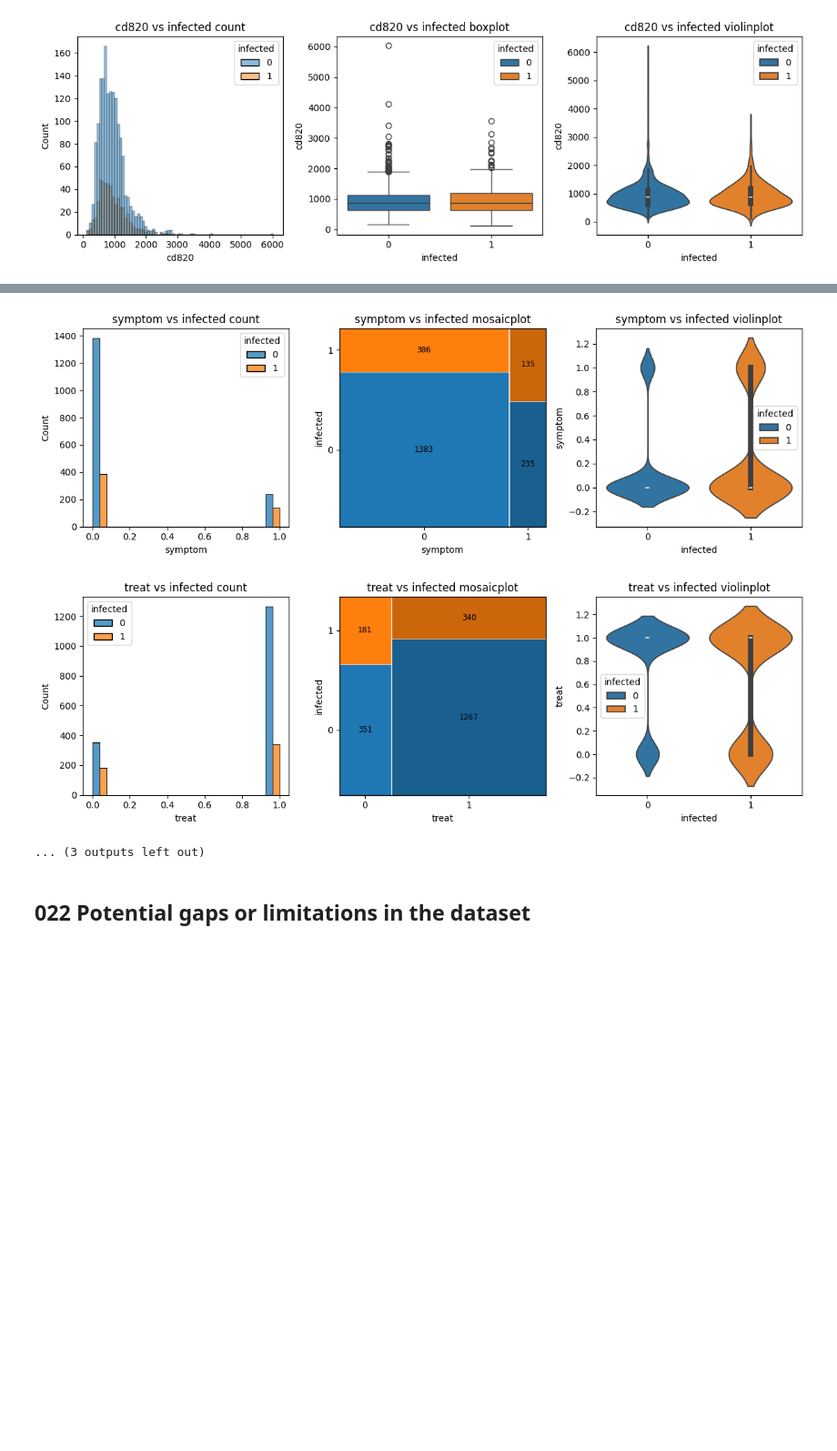
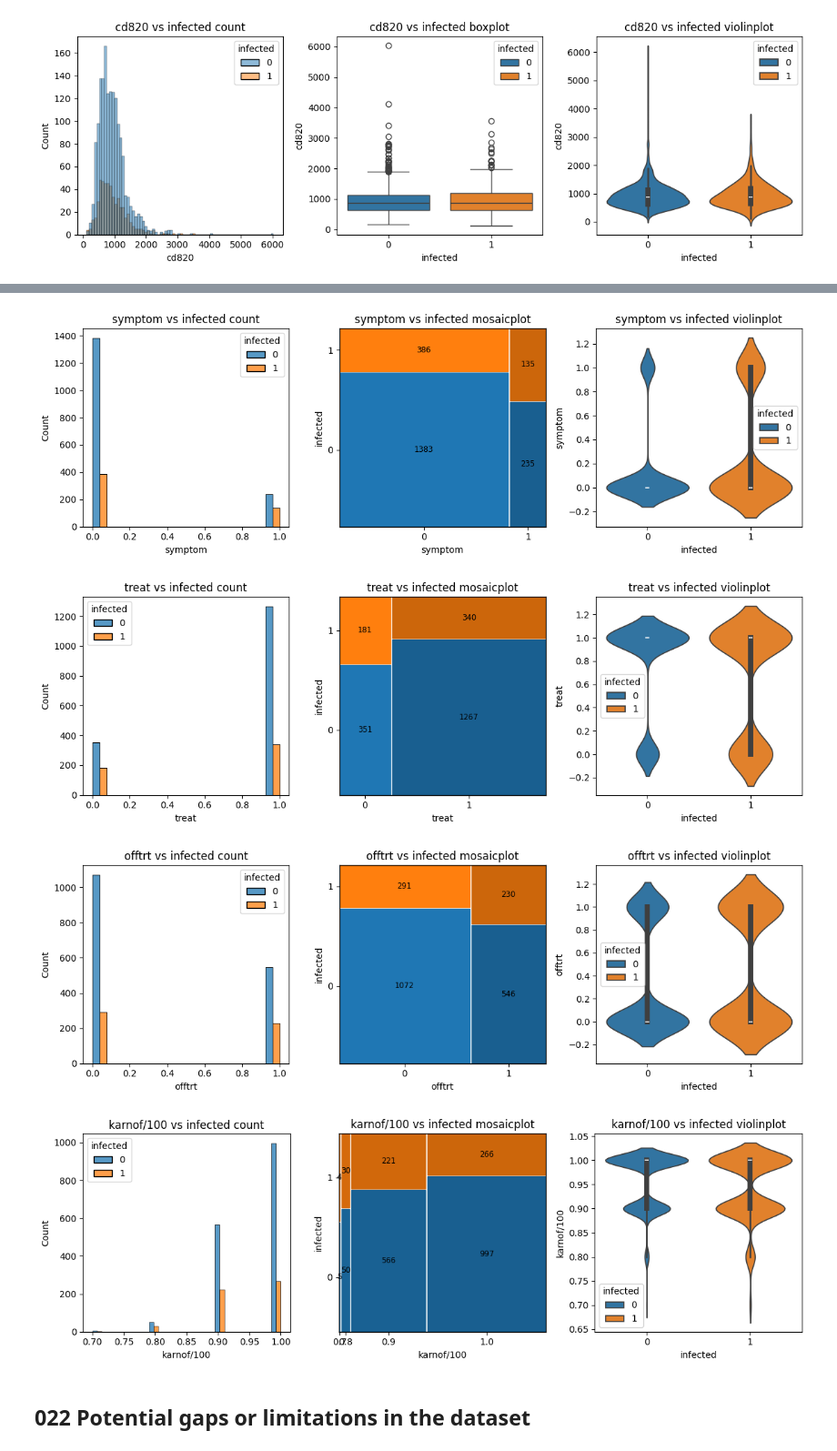
Before and after one commit to AlexanderBusa/ProgettoTeam2, a Jupyter notebook: main.ipynb, the cells around one changed output, grey strips where cells are left out. Shown at 91% size. Drawn from its saved outputs; the diff is of its cells as text; code cells hidden in the pictures; blank space fills up the shorter version.

Commit message:
in 019 fix karnof/100 mosaicplot

```diff
--- a/main.ipynb
+++ b/main.ipynb
@@ -1171,7 +1171,7 @@ from statsmodels.graphics.mosaicplot import mosaic
 def mosaic_colors(key):
     colors = sns.color_palette()
     infected = int(key[1])
-    variable = int(key[0])
+    variable = float(key[0])
     base_color_rgb = colors[0] if infected == 0 else colors[1]
     scale_color = (0.8)**variable
     return_color = [x*scale_color for x in base_color_rgb]
@@ -1183,40 +1183,47 @@ df['karnof/100'] = df['karnof']/100 # for the color of mosaicplot
 
 categorical_features = [col for col in data.columns if col not in continuous_variables and col != 'infected']
 categorical_features.remove('karnof')
 categorical_features.append('karnof/100')
 for variable in categorical_features:
     fig,axes = plt.subplots(1,3,figsize = (12,4), sharey = False)
 
-    sns.histplot(data = data, x= variable, hue = "infected", multiple = "dodge", ax = axes[0])
-    mosaic(data.sort_values(by=[variable,"infected"]), [variable,'infected'], axes_label = True, gap = 0.01, ax = axes[1],
-        properties = mosaic_colors,
-        labelizer = lambda key : str(data.groupby([variable,'infected']).size()[int(key[0]),int(key[1])])
-    )
-    sns.violinplot(data = data, x= "infected", y = variable, hue = "infected", orient = "v", ax = axes[2])
+    sns.histplot(data = df, x= variable, hue = "infected", multiple = "dodge", ax = axes[0])
+    if variable != "karnof/100":
+        mosaic(df.sort_values(by=[variable,"infected"]), [variable,'infected'], axes_label = True, gap = 0.01, ax = axes[1],
+            properties = mosaic_colors,
+            labelizer = lambda key : str(df.groupby([variable,'infected']).size()[int(key[0]),int(key[1])])
+        )
+    else:
+        mosaic(df.sort_values(by=[variable,"infected"]), [variable,'infected'], axes_label = True, gap = 0.01, ax = axes[1],
+            properties = mosaic_colors,
+            labelizer = lambda key : str(df.groupby([variable,'infected']).size()[float(key[0]),float(key[1])])
+        )
+    sns.violinplot(data = df, x= "infected", y = variable, hue = "infected", orient = "v", ax = axes[2])
 
 
     axes[0].set_title(f'{variable} vs infected count')
     axes[1].set_title(f'{variable} vs infected mosaicplot')
     axes[1].set_xlabel(f"{variable}")
     axes[1].set_ylabel("infected")
     axes[2].set_title(f'{variable} vs infected violinplot')
 
     plt.tight_layout()
     plt.show()
 # %% [output]
 [figure]
 [figure]
 [figure]
 [figure]
 [figure]
 [figure]
 [figure]
 [figure]
 [figure]
 [figure]
 [figure]
 [figure]
-... (3 outputs left out)
+[figure, added]
+[figure, added]
 # %% [markdown]
 ## 022 Potential gaps or limitations in the dataset
 # %% [markdown]
```
Also changed, not shown: parts of 1 cell of this notebook.
